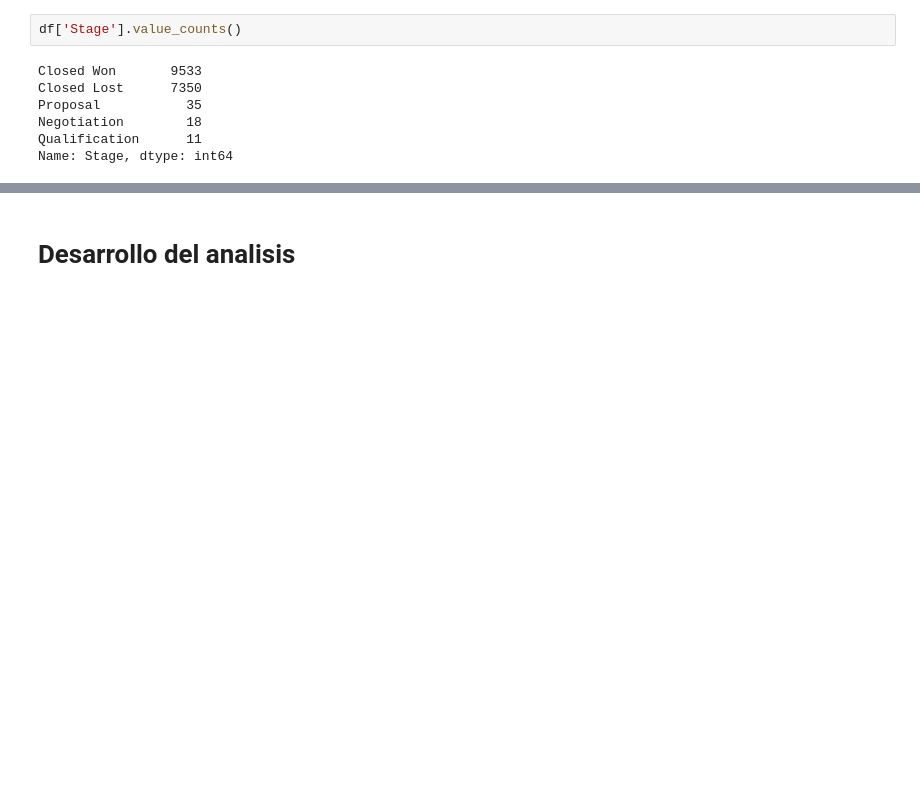
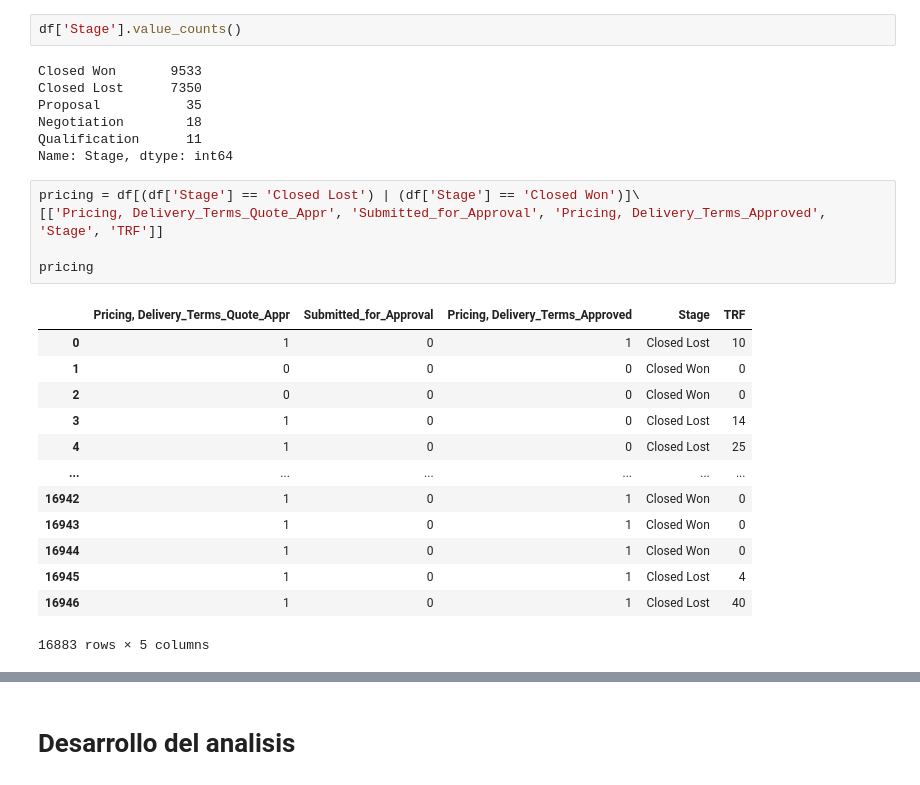
Before and after one commit to RenzoJacinto/TP1-Datos, a Jupyter notebook: visu.ipynb, the cells around one changed output, grey strips where cells are left out. Drawn from its saved outputs; the diff is of its cells as text; blank space fills up the shorter version.

```diff
--- a/visu.ipynb
+++ b/visu.ipynb
@@ -79,3 +74,22 @@ Proposal           35
 Negotiation        18
 Qualification      11
 Name: Stage, dtype: int64
+# %%
+pricing = df[(df['Stage'] == 'Closed Lost') | (df['Stage'] == 'Closed Won')]\
+[['Pricing, Delivery_Terms_Quote_Appr', 'Submitted_for_Approval', 'Pricing, Delivery_Terms_Approved', 'Stage', 'TRF']]
+
+pricing
+# %% [output]
+|  | Pricing, Delivery_Terms_Quote_Appr | Submitted_for_Approval | Pricing, Delivery_Terms_Approved | Stage | TRF |
+| 0 | 1 | 0 | 1 | Closed Lost | 10 |
+| 1 | 0 | 0 | 0 | Closed Won | 0 |
+| 2 | 0 | 0 | 0 | Closed Won | 0 |
+| 3 | 1 | 0 | 0 | Closed Lost | 14 |
+| 4 | 1 | 0 | 0 | Closed Lost | 25 |
+| ... | ... | ... | ... | ... | ... |
+| 16942 | 1 | 0 | 1 | Closed Won | 0 |
+| 16943 | 1 | 0 | 1 | Closed Won | 0 |
+| 16944 | 1 | 0 | 1 | Closed Won | 0 |
+| 16945 | 1 | 0 | 1 | Closed Lost | 4 |
+| 16946 | 1 | 0 | 1 | Closed Lost | 40 |
+16883 rows × 5 columns
```
Also changed, not shown: parts of 8 cells of this notebook.
